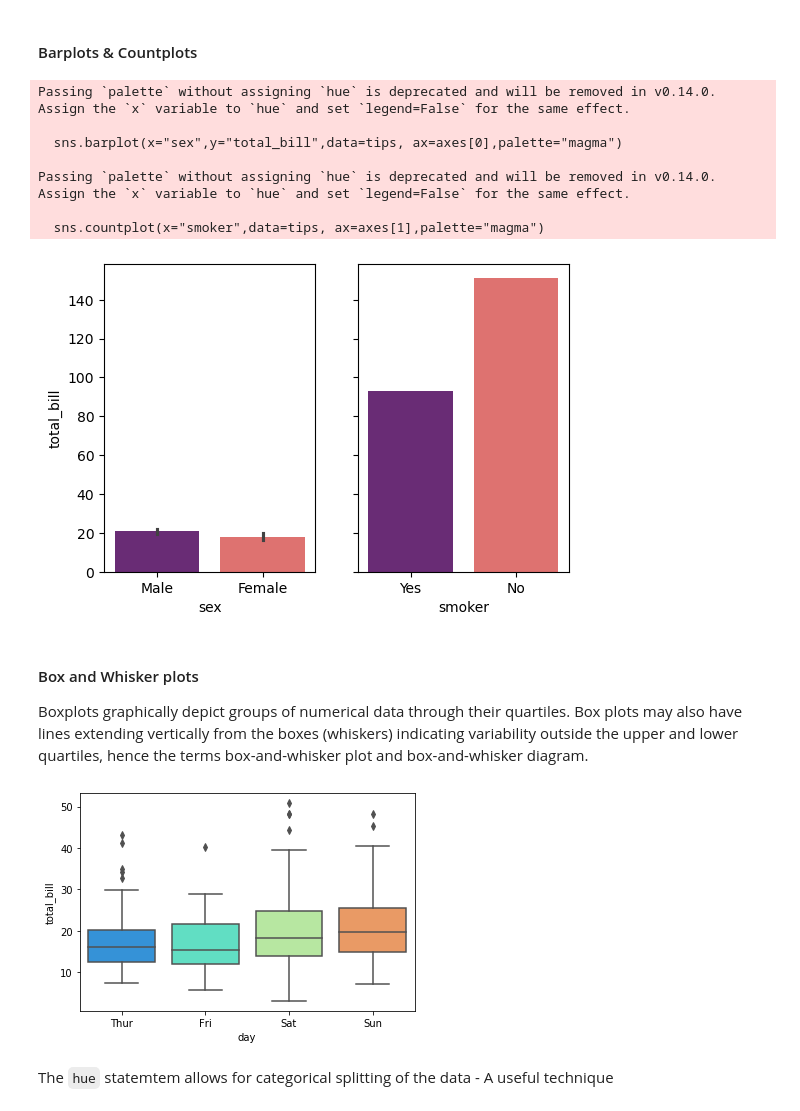
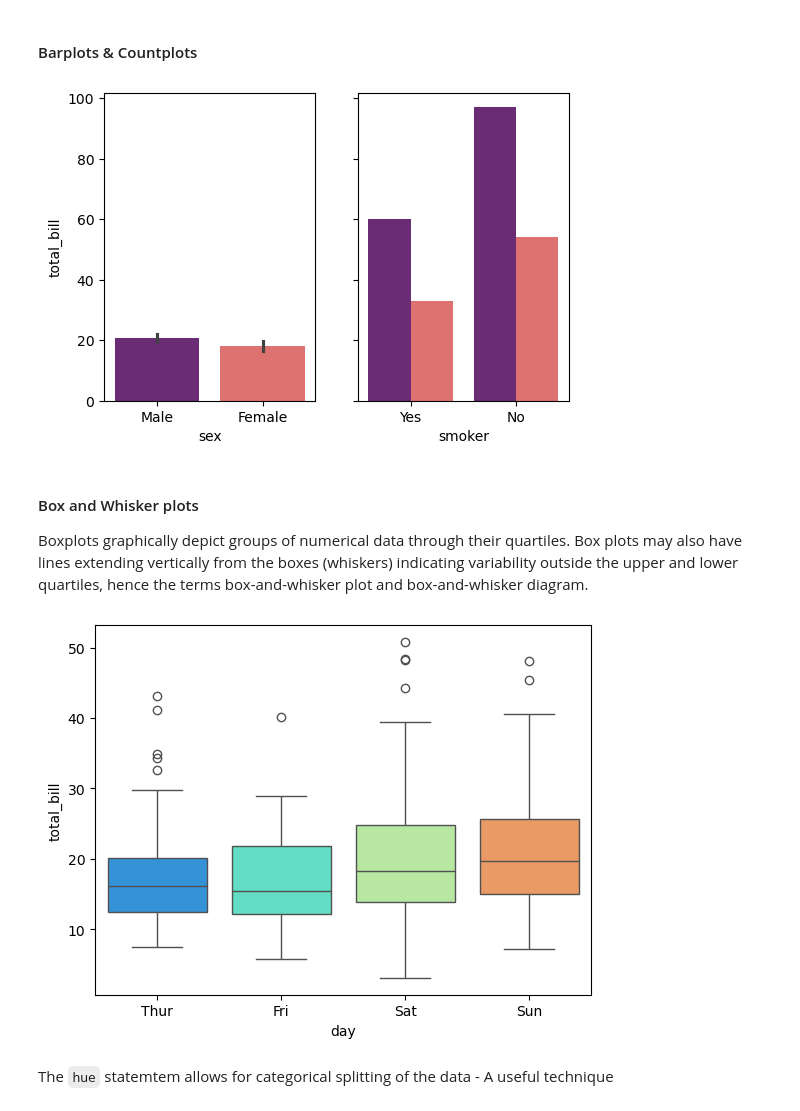
Before and after one commit to IS3UniCologne/AA_2023, a Jupyter notebook: Workshop_04/AA_WS_04_Visualization.ipynb, the cells around one changed output. Saved outputs shown, nothing was run; the diff lists cells and outputs as text; code cells hidden in the pictures.

```diff
--- a/Workshop_04/AA_WS_04_Visualization.ipynb
+++ b/Workshop_04/AA_WS_04_Visualization.ipynb
@@ -491,30 +491,23 @@ tips.head()
 # %%
 f, axes = plt.subplots(1, 2, sharey=True, figsize=(6, 4))
 #barplots
-sns.barplot(x="sex",y="total_bill",data=tips, ax=axes[0],palette="magma")
+sns.barplot(x="sex",y="total_bill",data=tips, ax=axes[0], hue="sex", palette="magma", legend=False)
 
 #countplots
-sns.countplot(x="smoker",data=tips, ax=axes[1],palette="magma")
+sns.countplot(x="smoker",data=tips, ax=axes[1], hue="sex", palette="magma", legend=False)
 
 plt.show()
 # %% [output]
-Passing `palette` without assigning `hue` is deprecated and will be removed in v0.14.0. Assign the `x` variable to `hue` and set `legend=False` for the same effect.
-
-  sns.barplot(x="sex",y="total_bill",data=tips, ax=axes[0],palette="magma")
-
-Passing `palette` without assigning `hue` is deprecated and will be removed in v0.14.0. Assign the `x` variable to `hue` and set `legend=False` for the same effect.
-
-  sns.countplot(x="smoker",data=tips, ax=axes[1],palette="magma")
-[figure, old version]
+[figure, new version]
 # %% [markdown]
 #### Box and Whisker plots
 
 Boxplots graphically depict groups of numerical data through their quartiles. Box plots may also have lines extending vertically from the boxes (whiskers) indicating variability outside the upper and lower quartiles, hence the terms box-and-whisker plot and box-and-whisker diagram.
 # %%
-sns.boxplot(x="day",y="total_bill",data=tips,palette="rainbow")
+sns.boxplot(x="day", y="total_bill", hue="day", data=tips, palette="rainbow", legend=False)
 plt.show()
 # %% [output]
-[figure, old version]
+[figure, new version]
 # %% [markdown]
 The `hue` statemtem allows for categorical splitting of the data - A useful technique
 # %%
```
Also changed, not shown: parts of 14 cells of this notebook, 2 other files.
